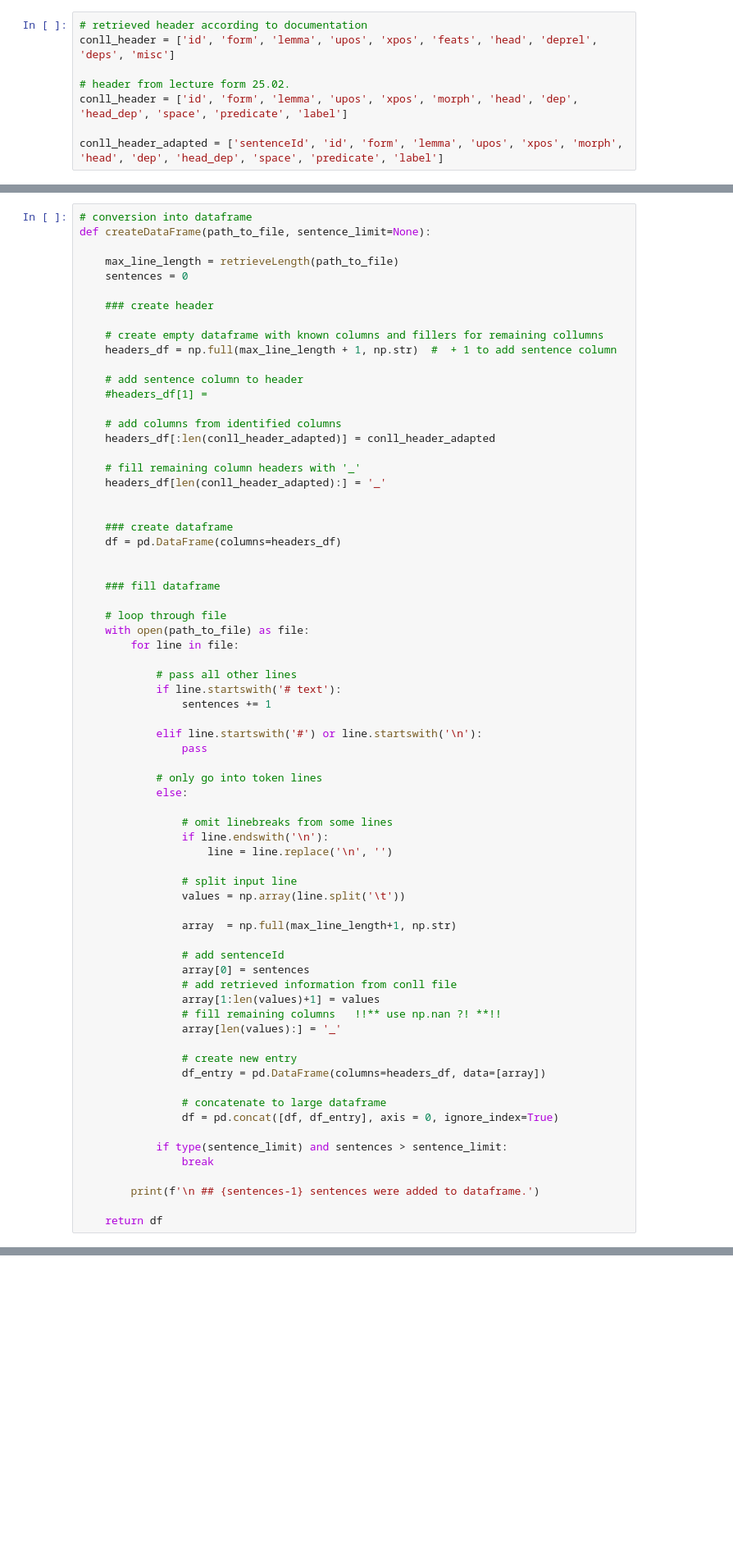
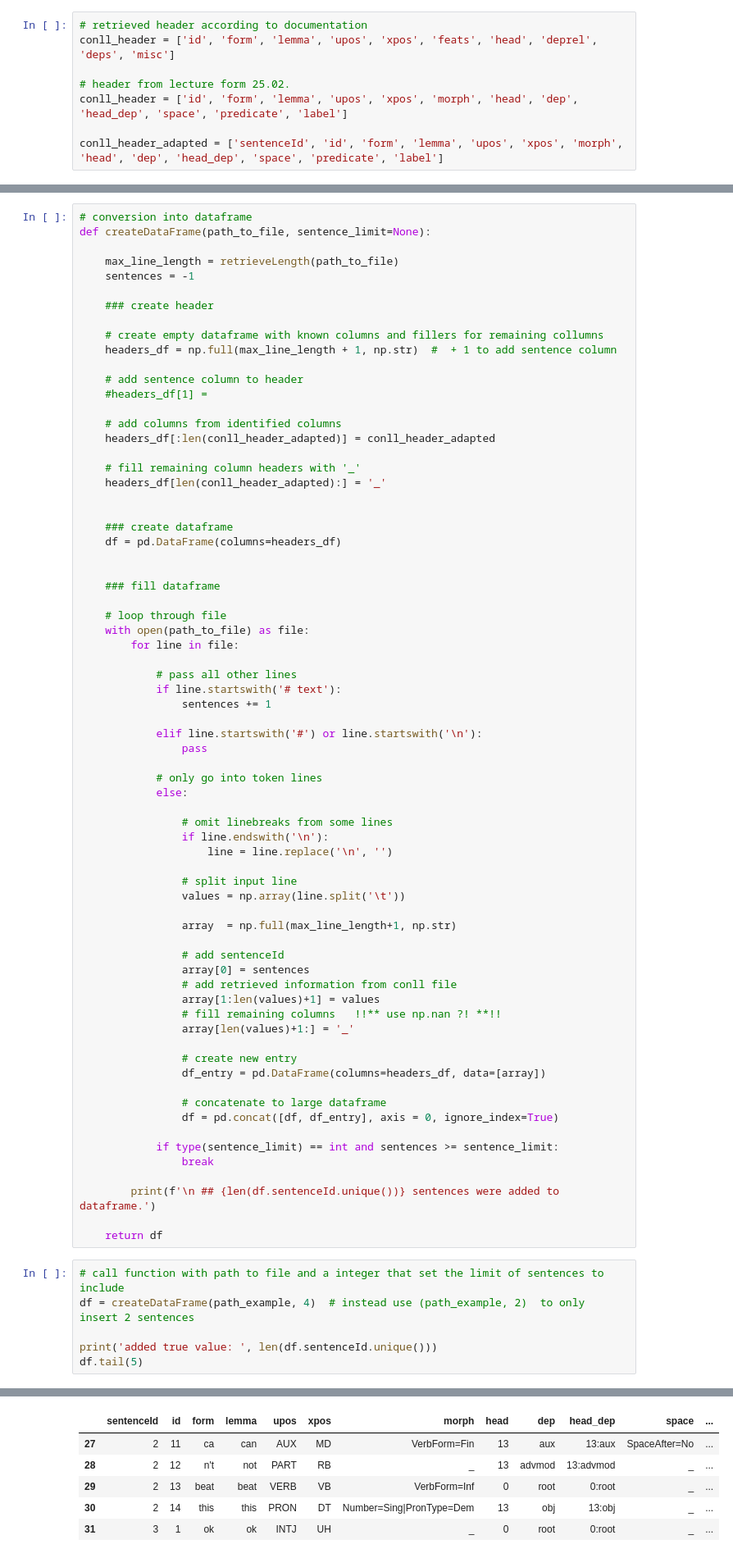
Before and after one commit to sezentuvay/NLP_Tech_Assignment_2, a Jupyter notebook: part1/DataExploration.ipynb, the cells around one changed output, grey strips where cells are left out. Shown at 82% size. Saved outputs shown, nothing was run; the diff lists cells and outputs as text; blank space fills up the shorter version.

Commit message:
added conversion function

```diff
--- a/part1/DataExploration.ipynb
+++ b/part1/DataExploration.ipynb
@@ -134,7 +160,7 @@ def retrieveLength(path_to_file):
 def createDataFrame(path_to_file, sentence_limit=None):
 
     max_line_length = retrieveLength(path_to_file)
-    sentences = 0
+    sentences = -1
 
     ### create header
 
@@ -185,7 +211,7 @@ def createDataFrame(path_to_file, sentence_limit=None):
                 # add retrieved information from conll file
                 array[1:len(values)+1] = values
                 # fill remaining columns   !!** use np.nan ?! **!!
-                array[len(values):] = '_'
+                array[len(values)+1:] = '_'
 
                 # create new entry
                 df_entry = pd.DataFrame(columns=headers_df, data=[array])
@@ -193,9 +219,16 @@ def createDataFrame(path_to_file, sentence_limit=None):
                 # concatenate to large dataframe
                 df = pd.concat([df, df_entry], axis = 0, ignore_index=True)
 
-            if type(sentence_limit) and sentences > sentence_limit:
+            if type(sentence_limit) == int and sentences >= sentence_limit:
                 break
 
-        print(f'\n ## {sentences-1} sentences were added to dataframe.')
+        print(f'\n ## {len(df.sentenceId.unique())} sentences were added to dataframe.')
 
     return df
+# %%
+# call function with path to file and a integer that set the limit of sentences to include
+df = createDataFrame(path_example, 4)  # instead use (path_example, 2)  to only insert 2 sentences
+
+print('added true value: ', len(df.sentenceId.unique()))
+df.tail(5)
+# %% [output]
@@ -202 +241,7 @@ def createDataFrame(path_to_file, sentence_limit=None):
+|  | sentenceId | id | form | lemma | upos | xpos | morph | head | dep | head_dep | space | ... |
+| 27 | 2 | 11 | ca | can | AUX | MD | VerbForm=Fin | 13 | aux | 13:aux | SpaceAfter=No | ... |
+| 28 | 2 | 12 | n't | not | PART | RB | _ | 13 | advmod | 13:advmod | _ | ... |
+| 29 | 2 | 13 | beat | beat | VERB | VB | VerbForm=Inf | 0 | root | 0:root | _ | ... |
+| 30 | 2 | 14 | this | this | PRON | DT | Number=Sing|PronType=Dem | 13 | obj | 13:obj | _ | ... |
+| 31 | 3 | 1 | ok | ok | INTJ | UH | _ | 0 | root | 0:root | _ | ... |
 # %%
```
Also changed, not shown: parts of 14 cells of this notebook.
